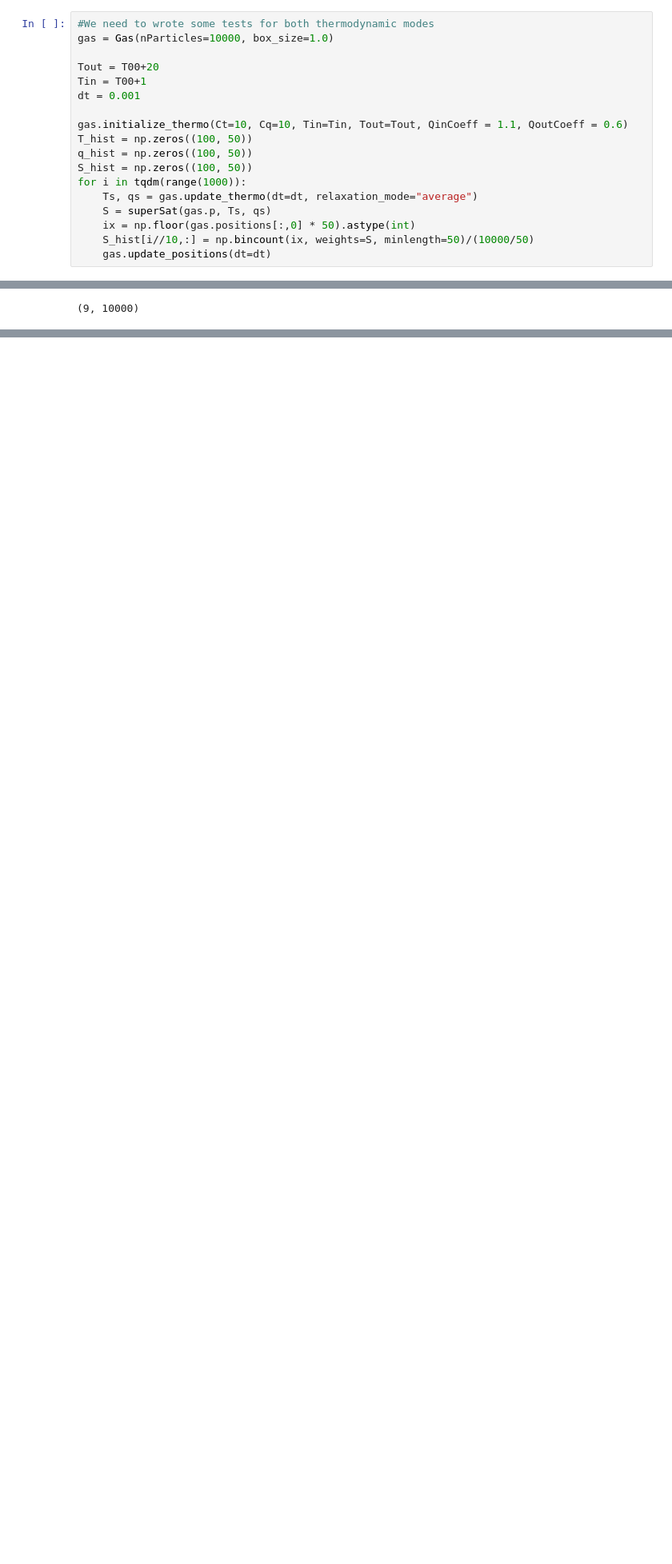
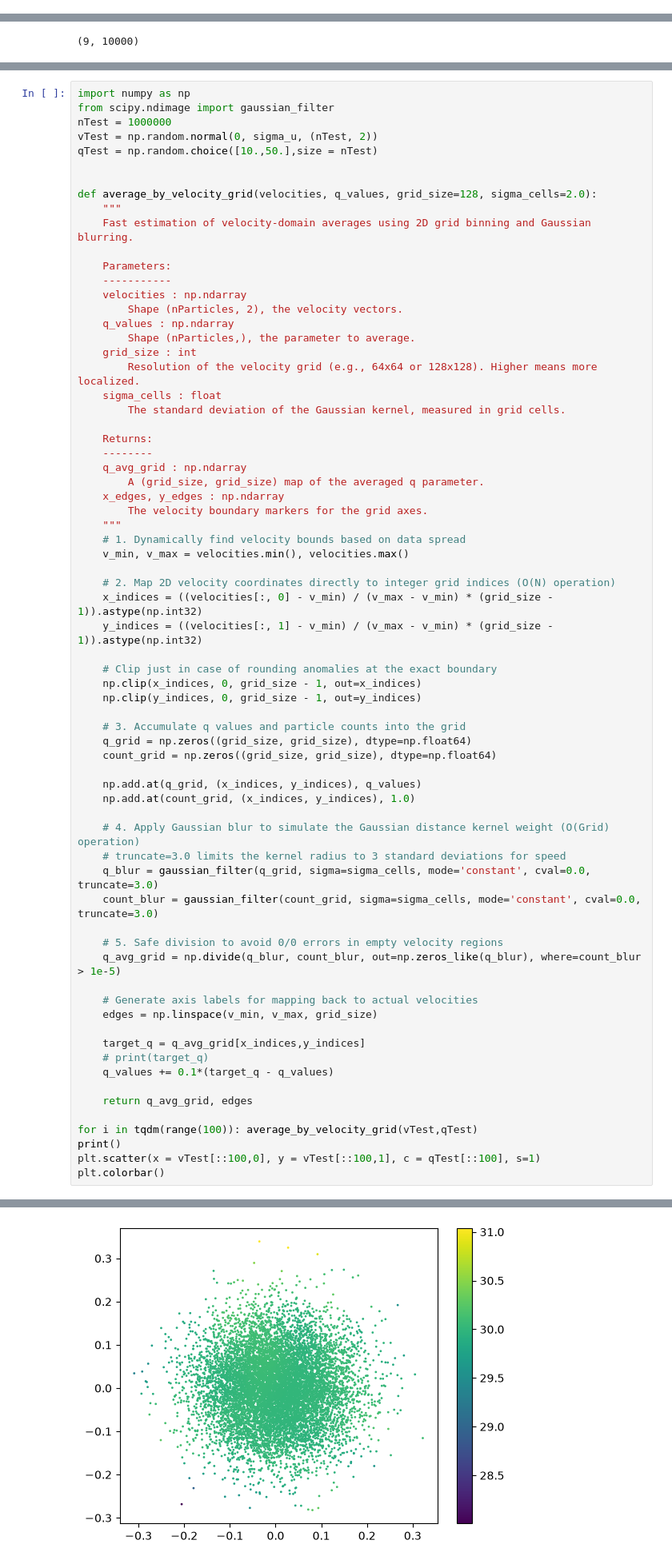
Before and after one commit to Piotr-Marczak13/cloud-physics, a Jupyter notebook: supersaturation_simulation.ipynb, the cells around one changed output, grey strips where cells are left out. Shown at 80% size. Drawn from its saved outputs; the diff is of its cells as text; blank space fills up the shorter version.

```diff
--- a/supersaturation_simulation.ipynb
+++ b/supersaturation_simulation.ipynb
@@ -143,19 +39 @@ ani = gas.animate(posHist, dt=0.1)
-# %%
-#We need to wrote some tests for both thermodynamic modes
-gas = Gas(nParticles=10000, box_size=1.0)
-
-Tout = T00+20
-Tin = T00+1
-dt = 0.001
-
-gas.initialize_thermo(Ct=10, Cq=10, Tin=Tin, Tout=Tout, QinCoeff = 1.1, QoutCoeff = 0.6)
-T_hist = np.zeros((100, 50))
-q_hist = np.zeros((100, 50))
-S_hist = np.zeros((100, 50))
-for i in tqdm(range(1000)):
-    Ts, qs = gas.update_thermo(dt=dt, relaxation_mode="average")
-    S = superSat(gas.p, Ts, qs)
-    ix = np.floor(gas.positions[:,0] * 50).astype(int)
-    S_hist[i//10,:] = np.bincount(ix, weights=S, minlength=50)/(10000/50)
-    gas.update_positions(dt=dt)
 # %%
@@ -437,0 +404,70 @@ Analyzing S_hist_average_20_2.txt...
+# %%
+import numpy as np
+from scipy.ndimage import gaussian_filter
+nTest = 1000000
+vTest = np.random.normal(0, sigma_u, (nTest, 2))
+qTest = np.random.choice([10.,50.],size = nTest)
+
+
+def average_by_velocity_grid(velocities, q_values, grid_size=128, sigma_cells=2.0):
+    """
+    Fast estimation of velocity-domain averages using 2D grid binning and Gaussian blurring.
+
+    Parameters:
+    -----------
+    velocities : np.ndarray
+        Shape (nParticles, 2), the velocity vectors.
+    q_values : np.ndarray
+        Shape (nParticles,), the parameter to average.
+    grid_size : int
+        Resolution of the velocity grid (e.g., 64x64 or 128x128). Higher means more localized.
+    sigma_cells : float
+        The standard deviation of the Gaussian kernel, measured in grid cells.
+
+    Returns:
+    --------
+    q_avg_grid : np.ndarray
+        A (grid_size, grid_size) map of the averaged q parameter.
+    x_edges, y_edges : np.ndarray
+        The velocity boundary markers for the grid axes.
+    """
+    # 1. Dynamically find velocity bounds based on data spread
+    v_min, v_max = velocities.min(), velocities.max()
+
+    # 2. Map 2D velocity coordinates directly to integer grid indices (O(N) operation)
+    x_indices = ((velocities[:, 0] - v_min) / (v_max - v_min) * (grid_size - 1)).astype(np.int32)
+    y_indices = ((velocities[:, 1] - v_min) / (v_max - v_min) * (grid_size - 1)).astype(np.int32)
+
+    # Clip just in case of rounding anomalies at the exact boundary
+    np.clip(x_indices, 0, grid_size - 1, out=x_indices)
+    np.clip(y_indices, 0, grid_size - 1, out=y_indices)
+
+    # 3. Accumulate q values and particle counts into the grid
+    q_grid = np.zeros((grid_size, grid_size), dtype=np.float64)
+    count_grid = np.zeros((grid_size, grid_size), dtype=np.float64)
+
+    np.add.at(q_grid, (x_indices, y_indices), q_values)
+    np.add.at(count_grid, (x_indices, y_indices), 1.0)
+
+    # 4. Apply Gaussian blur to simulate the Gaussian distance kernel weight (O(Grid) operation)
+    # truncate=3.0 limits the kernel radius to 3 standard deviations for speed
+    q_blur = gaussian_filter(q_grid, sigma=sigma_cells, mode='constant', cval=0.0, truncate=3.0)
+    count_blur = gaussian_filter(count_grid, sigma=sigma_cells, mode='constant', cval=0.0, truncate=3.0)
+
+    # 5. Safe division to avoid 0/0 errors in empty velocity regions
+    q_avg_grid = np.divide(q_blur, count_blur, out=np.zeros_like(q_blur), where=count_blur > 1e-5)
+
+    # Generate axis labels for mapping back to actual velocities
+    edges = np.linspace(v_min, v_max, grid_size)
+
+    target_q = q_avg_grid[x_indices,y_indices]
+    # print(target_q)
+    q_values += 0.1*(target_q - q_values)
+
+    return q_avg_grid, edges
+
+for i in tqdm(range(100)): average_by_velocity_grid(vTest,qTest)
+print()
+plt.scatter(x = vTest[::100,0], y = vTest[::100,1], c = qTest[::100], s=1)
+plt.colorbar()
+# %% [output]
@@ -437,0 +475 @@ Analyzing S_hist_average_20_2.txt...
+[figure, added]
```
Also changed, not shown: parts of 12 cells of this notebook, 2 other files.
